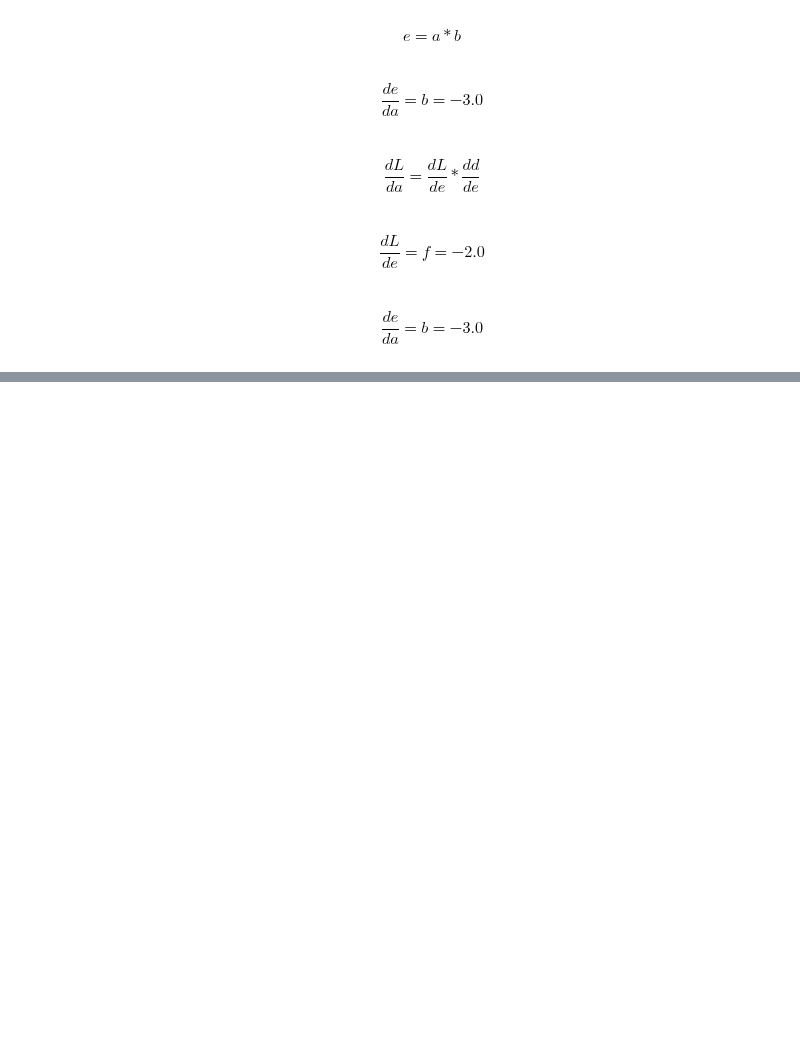
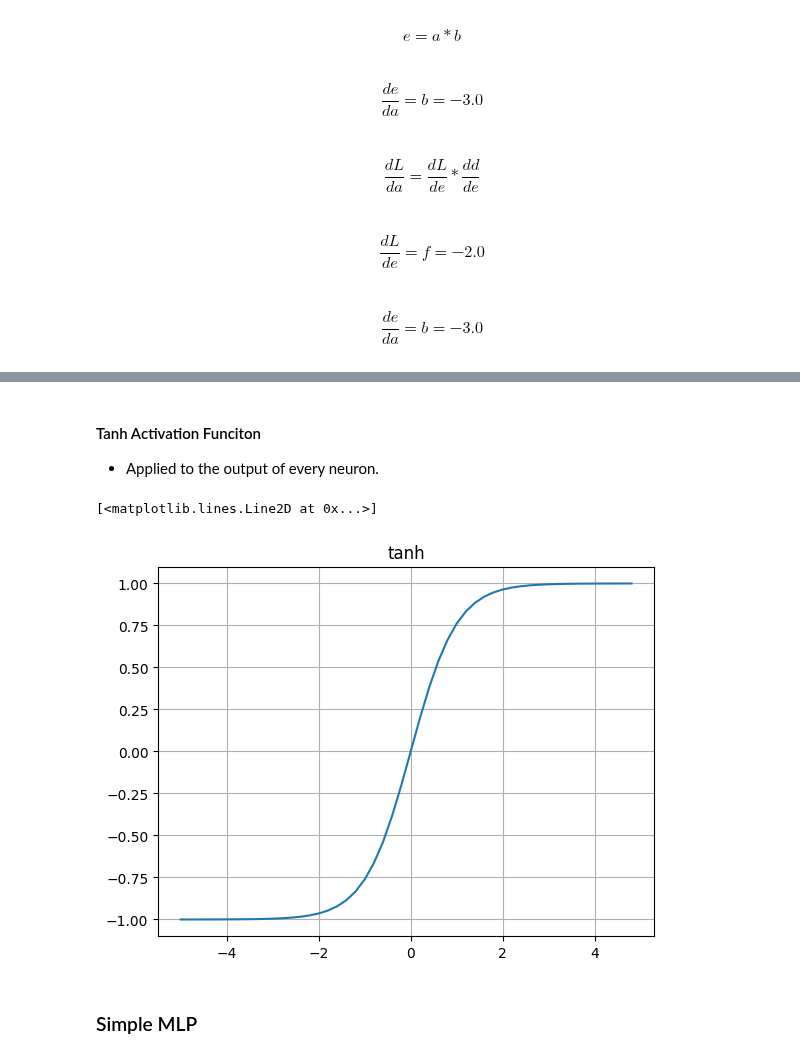
Before and after one commit to atonui/makemore, a Jupyter notebook: building_micrograd.ipynb, the cells around one changed output, grey strips where cells are left out. Saved outputs shown, nothing was run; the diff lists cells and outputs as text; code cells hidden in the pictures; blank space fills up the shorter version.

```diff
--- a/building_micrograd.ipynb
+++ b/building_micrograd.ipynb
@@ -270,0 +337,12 @@ lol()
+# %% [markdown]
+#### Tanh Activation Funciton
+- Applied to the output of every neuron.
+# %%
+plt.grid()
+plt.title('tanh')
+plt.plot(np.arange(-5,5,0.2), np.tanh(np.arange(-5,5,0.2)))
+# %% [output]
+[<matplotlib.lines.Line2D at 0x...>]
+[figure, added]
+# %% [markdown]
+### Simple MLP
```
Also changed, not shown: parts of 30 cells of this notebook.
